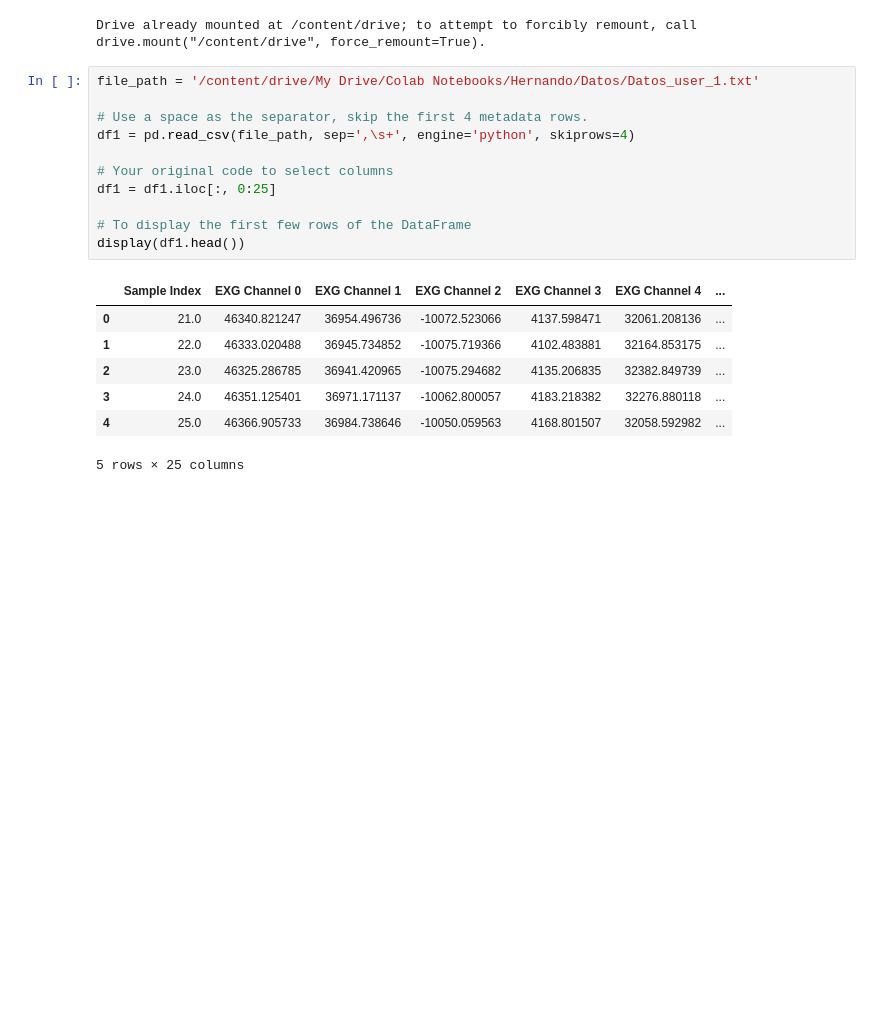
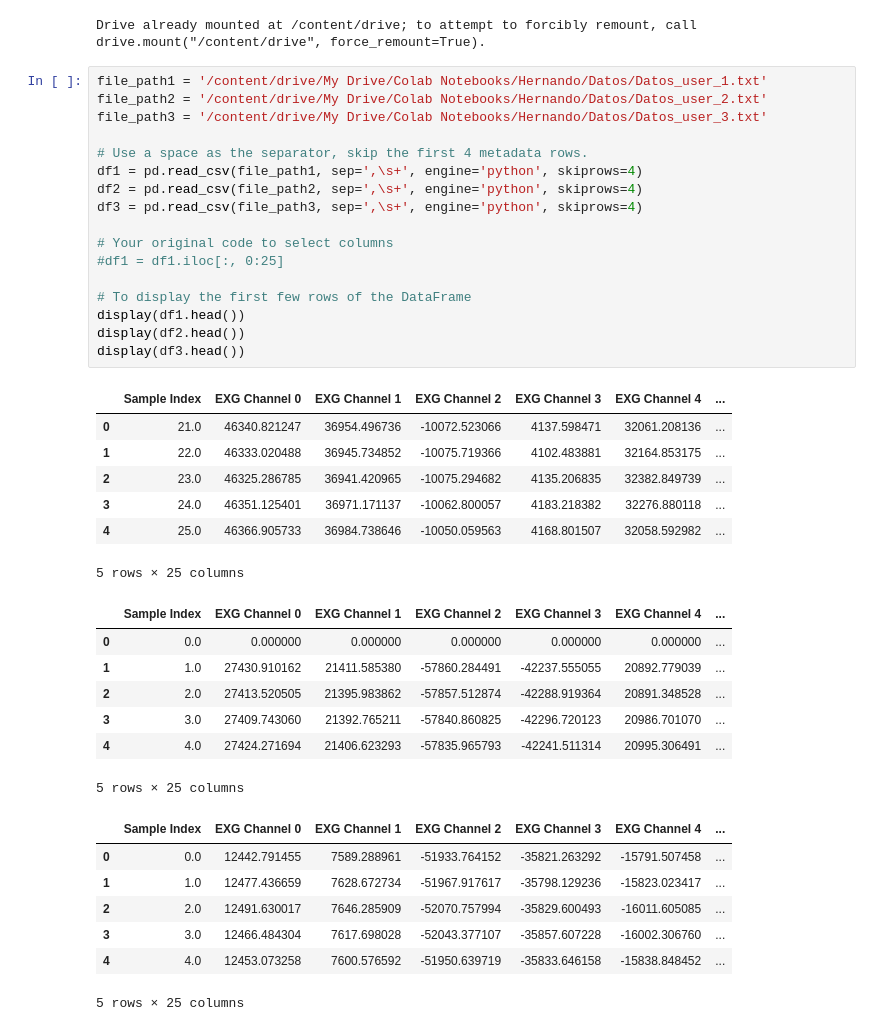
Before and after one commit to hdeavila1992/Robot_Human_Interfase_v0, a Jupyter notebook: notebooks/VisualizeData.ipynb, the cells around one changed output. Drawn from its saved outputs; the diff is of its cells as text; blank space fills up the shorter version.

```diff
--- a/notebooks/VisualizeData.ipynb
+++ b/notebooks/VisualizeData.ipynb
@@ -13,21 +13,41 @@ drive.mount('/content/drive')
 # %% [output]
 Drive already mounted at /content/drive; to attempt to forcibly remount, call drive.mount("/content/drive", force_remount=True).
 # %%
-file_path = '/content/drive/My Drive/Colab Notebooks/Hernando/Datos/Datos_user_1.txt'
+file_path1 = '/content/drive/My Drive/Colab Notebooks/Hernando/Datos/Datos_user_1.txt'
+file_path2 = '/content/drive/My Drive/Colab Notebooks/Hernando/Datos/Datos_user_2.txt'
+file_path3 = '/content/drive/My Drive/Colab Notebooks/Hernando/Datos/Datos_user_3.txt'
 
 # Use a space as the separator, skip the first 4 metadata rows.
-df1 = pd.read_csv(file_path, sep=',\s+', engine='python', skiprows=4)
+df1 = pd.read_csv(file_path1, sep=',\s+', engine='python', skiprows=4)
+df2 = pd.read_csv(file_path2, sep=',\s+', engine='python', skiprows=4)
+df3 = pd.read_csv(file_path3, sep=',\s+', engine='python', skiprows=4)
 
 # Your original code to select columns
-df1 = df1.iloc[:, 0:25]
+#df1 = df1.iloc[:, 0:25]
 
 # To display the first few rows of the DataFrame
 display(df1.head())
+display(df2.head())
+display(df3.head())
 # %% [output]
 |  | Sample Index | EXG Channel 0 | EXG Channel 1 | EXG Channel 2 | EXG Channel 3 | EXG Channel 4 | ... |
 | 0 | 21.0 | 46340.821247 | 36954.496736 | -10072.523066 | 4137.598471 | 32061.208136 | ... |
 | 1 | 22.0 | 46333.020488 | 36945.734852 | -10075.719366 | 4102.483881 | 32164.853175 | ... |
 | 2 | 23.0 | 46325.286785 | 36941.420965 | -10075.294682 | 4135.206835 | 32382.849739 | ... |
 | 3 | 24.0 | 46351.125401 | 36971.171137 | -10062.800057 | 4183.218382 | 32276.880118 | ... |
 | 4 | 25.0 | 46366.905733 | 36984.738646 | -10050.059563 | 4168.801507 | 32058.592982 | ... |
 5 rows × 25 columns
+|  | Sample Index | EXG Channel 0 | EXG Channel 1 | EXG Channel 2 | EXG Channel 3 | EXG Channel 4 | ... |
+| 0 | 0.0 | 0.000000 | 0.000000 | 0.000000 | 0.000000 | 0.000000 | ... |
+| 1 | 1.0 | 27430.910162 | 21411.585380 | -57860.284491 | -42237.555055 | 20892.779039 | ... |
+| 2 | 2.0 | 27413.520505 | 21395.983862 | -57857.512874 | -42288.919364 | 20891.348528 | ... |
+| 3 | 3.0 | 27409.743060 | 21392.765211 | -57840.860825 | -42296.720123 | 20986.701070 | ... |
+| 4 | 4.0 | 27424.271694 | 21406.623293 | -57835.965793 | -42241.511314 | 20995.306491 | ... |
+5 rows × 25 columns
+|  | Sample Index | EXG Channel 0 | EXG Channel 1 | EXG Channel 2 | EXG Channel 3 | EXG Channel 4 | ... |
+| 0 | 0.0 | 12442.791455 | 7589.288961 | -51933.764152 | -35821.263292 | -15791.507458 | ... |
+| 1 | 1.0 | 12477.436659 | 7628.672734 | -51967.917617 | -35798.129236 | -15823.023417 | ... |
+| 2 | 2.0 | 12491.630017 | 7646.285909 | -52070.757994 | -35829.600493 | -16011.605085 | ... |
+| 3 | 3.0 | 12466.484304 | 7617.698028 | -52043.377107 | -35857.607228 | -16002.306760 | ... |
+| 4 | 4.0 | 12453.073258 | 7600.576592 | -51950.639719 | -35833.646158 | -15838.848452 | ... |
+5 rows × 25 columns
```
Also changed, not shown: parts of 5 cells of this notebook.
